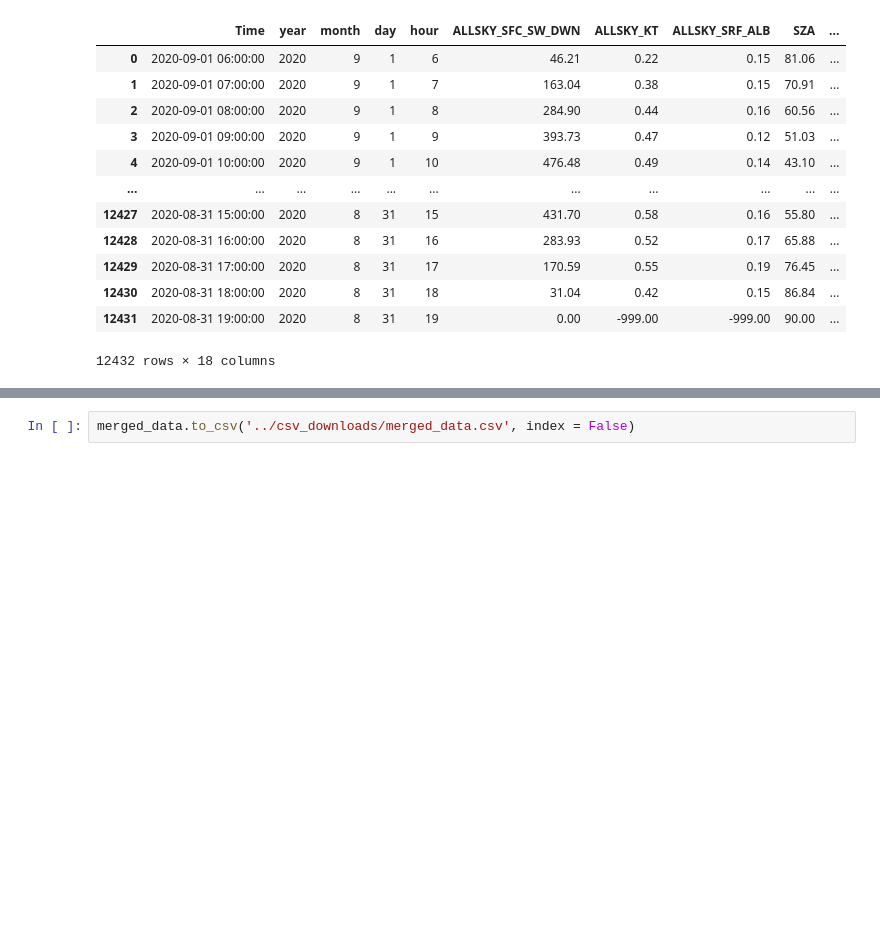
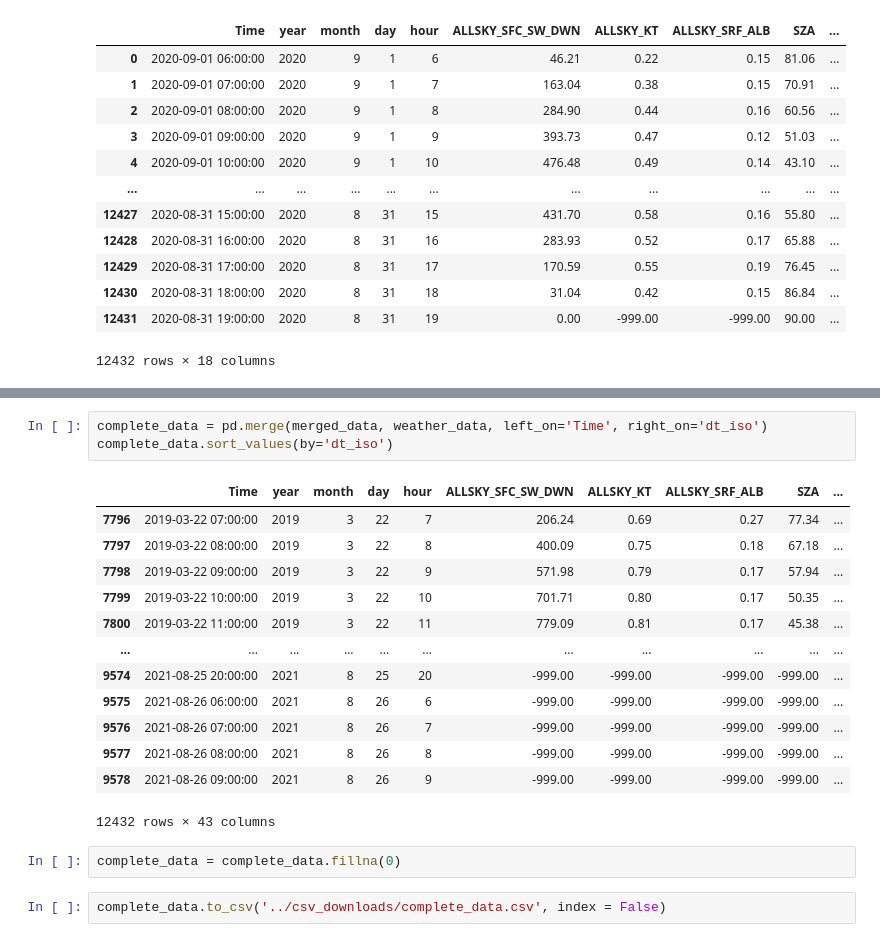
Before and after one commit to Enestvedt/ML_solar_prediction, a Jupyter notebook: notebooks/data_assembly.ipynb, the cells around one changed output, grey strips where cells are left out. Cells and saved outputs as stored; diff of their text form; blank space fills up the shorter version.

```diff
--- a/notebooks/data_assembly.ipynb
+++ b/notebooks/data_assembly.ipynb
@@ -136,2 +158,21 @@ merged_data
+# %%
+complete_data = pd.merge(merged_data, weather_data, left_on='Time', right_on='dt_iso')
+complete_data.sort_values(by='dt_iso')
+# %% [output]
+|  | Time | year | month | day | hour | ALLSKY_SFC_SW_DWN | ALLSKY_KT | ALLSKY_SRF_ALB | SZA | ... |
+| 7796 | 2019-03-22 07:00:00 | 2019 | 3 | 22 | 7 | 206.24 | 0.69 | 0.27 | 77.34 | ... |
+| 7797 | 2019-03-22 08:00:00 | 2019 | 3 | 22 | 8 | 400.09 | 0.75 | 0.18 | 67.18 | ... |
+| 7798 | 2019-03-22 09:00:00 | 2019 | 3 | 22 | 9 | 571.98 | 0.79 | 0.17 | 57.94 | ... |
+| 7799 | 2019-03-22 10:00:00 | 2019 | 3 | 22 | 10 | 701.71 | 0.80 | 0.17 | 50.35 | ... |
+| 7800 | 2019-03-22 11:00:00 | 2019 | 3 | 22 | 11 | 779.09 | 0.81 | 0.17 | 45.38 | ... |
+| ... | ... | ... | ... | ... | ... | ... | ... | ... | ... | ... |
+| 9574 | 2021-08-25 20:00:00 | 2021 | 8 | 25 | 20 | -999.00 | -999.00 | -999.00 | -999.00 | ... |
+| 9575 | 2021-08-26 06:00:00 | 2021 | 8 | 26 | 6 | -999.00 | -999.00 | -999.00 | -999.00 | ... |
+| 9576 | 2021-08-26 07:00:00 | 2021 | 8 | 26 | 7 | -999.00 | -999.00 | -999.00 | -999.00 | ... |
+| 9577 | 2021-08-26 08:00:00 | 2021 | 8 | 26 | 8 | -999.00 | -999.00 | -999.00 | -999.00 | ... |
+| 9578 | 2021-08-26 09:00:00 | 2021 | 8 | 26 | 9 | -999.00 | -999.00 | -999.00 | -999.00 | ... |
+12432 rows × 43 columns
+# %%
+complete_data = complete_data.fillna(0)
 # %%
-merged_data.to_csv('../csv_downloads/merged_data.csv', index = False)
+complete_data.to_csv('../csv_downloads/complete_data.csv', index = False)
```
Also changed, not shown: parts of 4 cells of this notebook, 5 other files.
